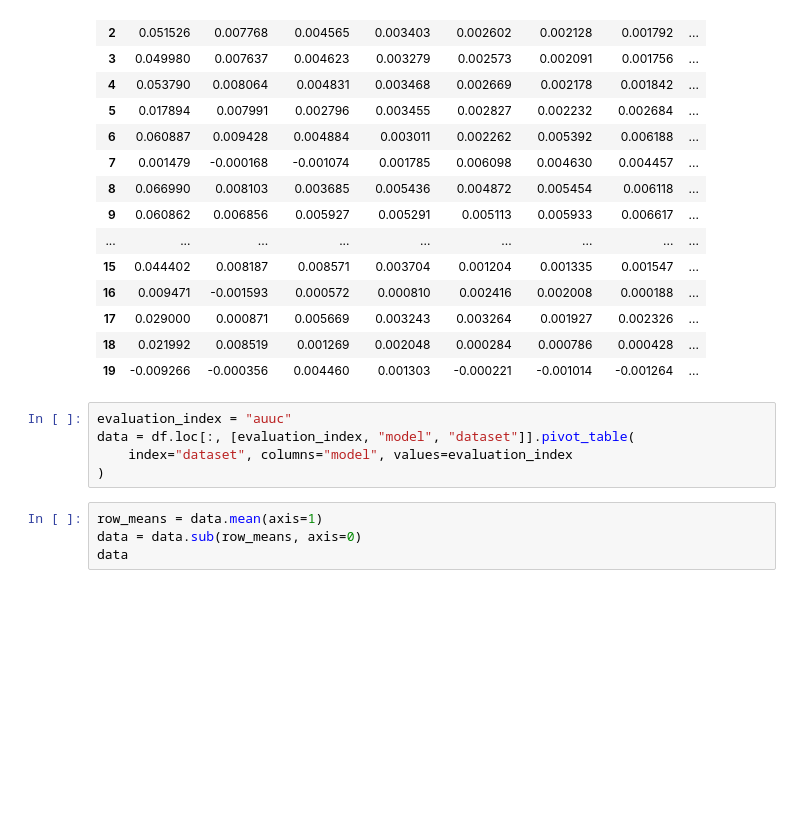
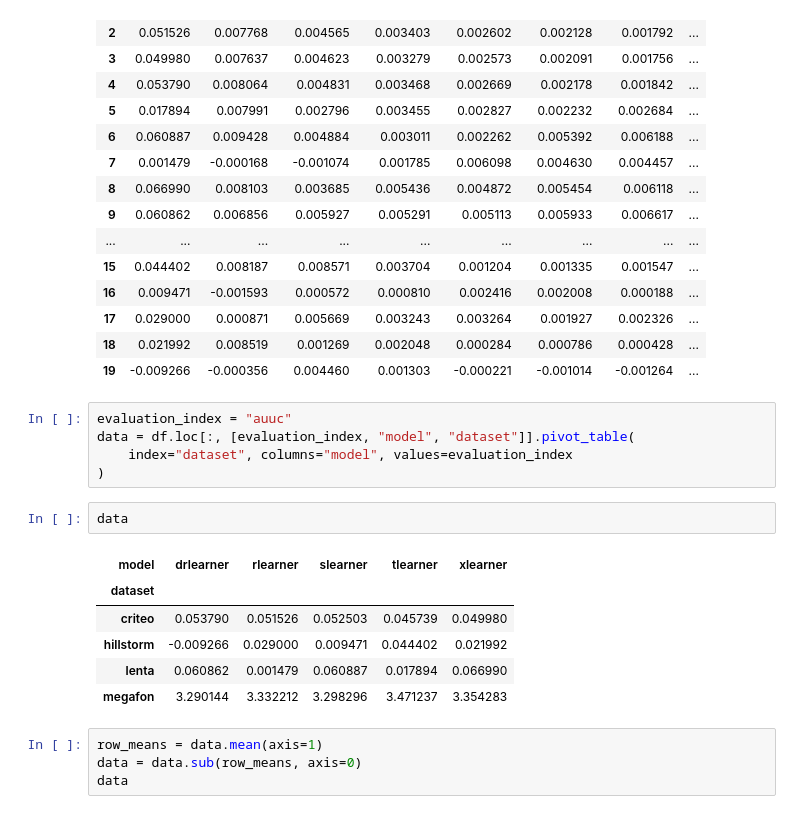
Before and after one commit to YuriNakayama/cate, a Jupyter notebook: dev/eda/output/base_pattern.ipynb, the cells around one changed output. Saved outputs shown, nothing was run; the diff lists cells and outputs as text; blank space fills up the shorter version.

Commit message:
:sparkles: add execution results and update counts in Jupyter notebooks for dataset statistics and base patterns

```diff
--- a/dev/eda/output/base_pattern.ipynb
+++ b/dev/eda/output/base_pattern.ipynb
@@ -107,6 +107,15 @@ evaluation_index = "auuc"
 data = df.loc[:, [evaluation_index, "model", "dataset"]].pivot_table(
     index="dataset", columns="model", values=evaluation_index
 )
+# %%
+data
+# %% [output]
+| model | drlearner | rlearner | slearner | tlearner | xlearner |
+| dataset |  |  |  |  |  |
+| criteo | 0.053790 | 0.051526 | 0.052503 | 0.045739 | 0.049980 |
+| hillstorm | -0.009266 | 0.029000 | 0.009471 | 0.044402 | 0.021992 |
+| lenta | 0.060862 | 0.001479 | 0.060887 | 0.017894 | 0.066990 |
+| megafon | 3.290144 | 3.332212 | 3.298296 | 3.471237 | 3.354283 |
 # %%
 row_means = data.mean(axis=1)
 data = data.sub(row_means, axis=0)
```
